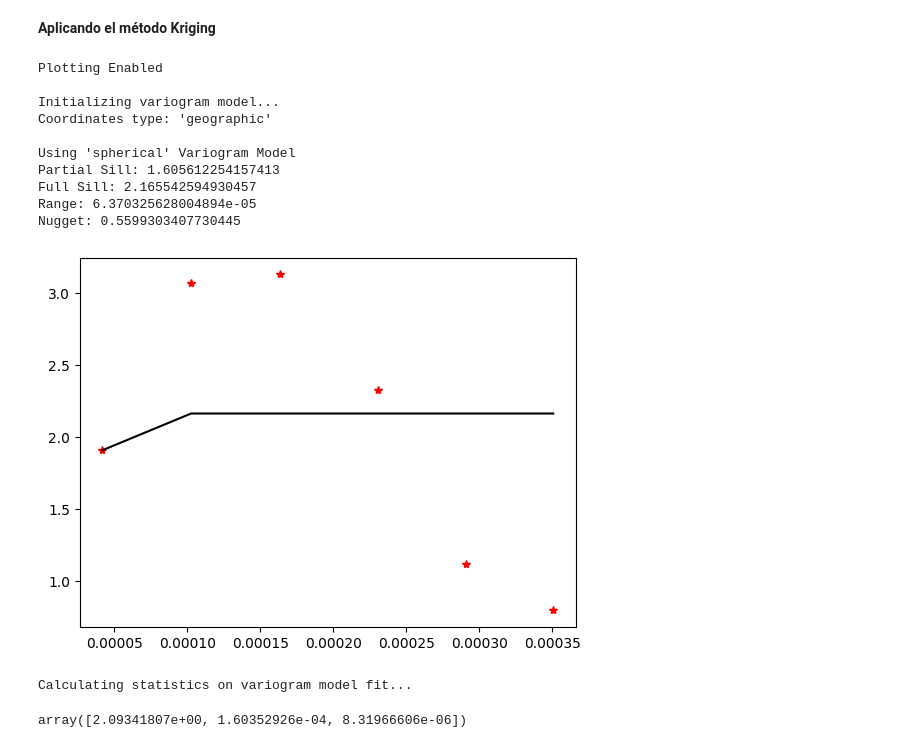
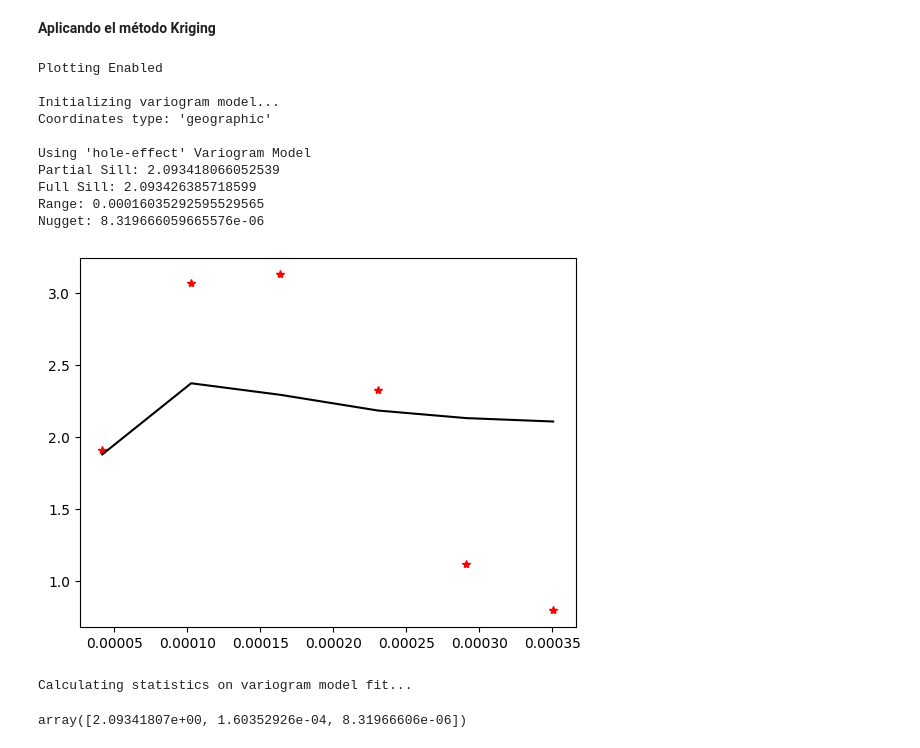
Before and after one commit to miguepoloc/kriging, a Jupyter notebook: Kriging_Export.ipynb, the cells around one changed output. Saved outputs shown, nothing was run; the diff lists cells and outputs as text; code cells hidden in the pictures.

```diff
--- a/Kriging_Export.ipynb
+++ b/Kriging_Export.ipynb
@@ -30,26 +50,26 @@ Text(0.5, 1.0, 'Temperatura Suelo')
 # %%
 OK = OrdinaryKriging(
     x,
     y,
     phi,
-    variogram_model="spherical",
+    variogram_model="hole-effect",
     verbose=True,
     enable_plotting=True,
     coordinates_type='geographic',
     # nlags=30,
 )
 # %% [output]
 Plotting Enabled
 
 Initializing variogram model...
 Coordinates type: 'geographic'
 
-Using 'spherical' Variogram Model
-Partial Sill: 1.605612254157413
-Full Sill: 2.165542594930457
-Range: 6.370325628004894e-05
-Nugget: 0.5599303407730445
+Using 'hole-effect' Variogram Model
+Partial Sill: 2.093418066052539
+Full Sill: 2.093426385718599
+Range: 0.00016035292595529565
+Nugget: 8.319666059665576e-06
-[figure, old version]
+[figure, new version]
 Calculating statistics on variogram model fit...
 # %%
 OK.variogram_model_parameters
```
Also changed, not shown: parts of 5 cells of this notebook, 6 other files.
